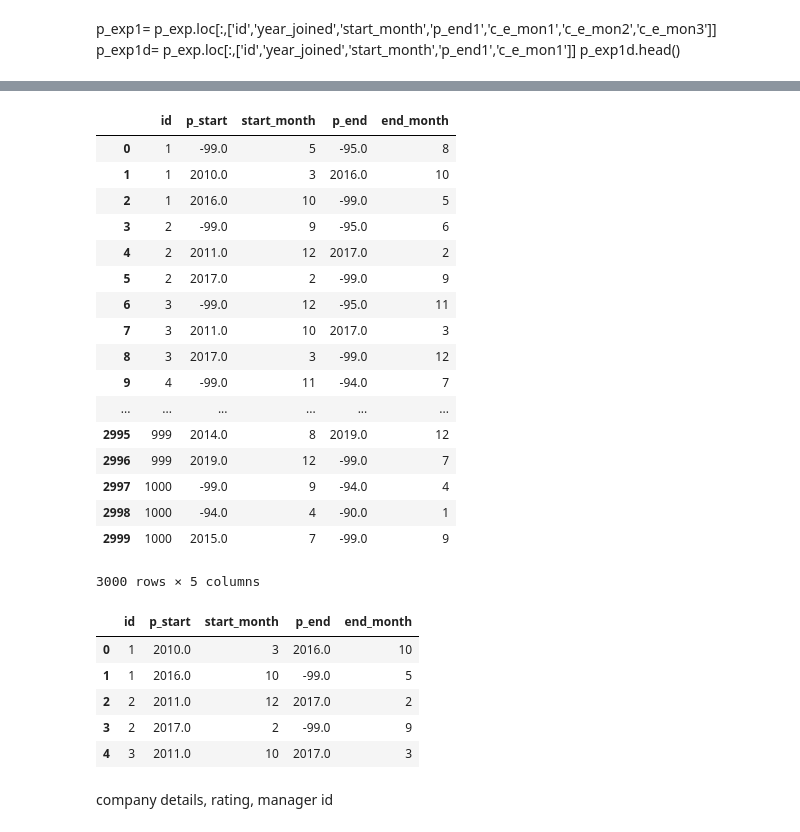
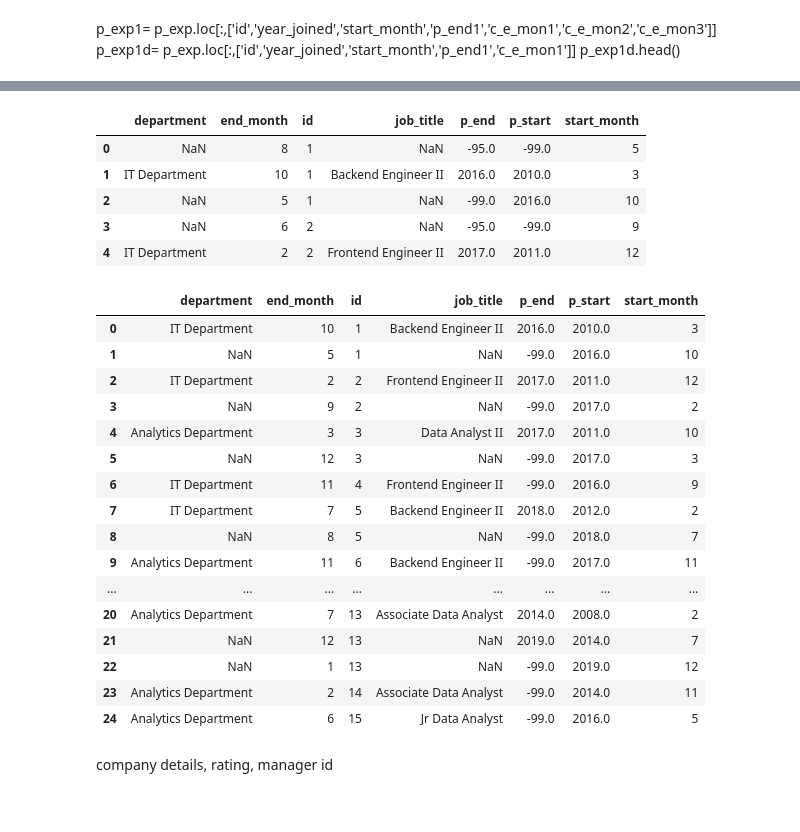
Before and after one commit to vrc-vinodh/mock-data-generation, a Jupyter notebook: complete.ipynb, the cells around one changed output, grey strips where cells are left out. Saved outputs shown, nothing was run; the diff lists cells and outputs as text; code cells hidden in the pictures.

```diff
--- a/complete.ipynb
+++ b/complete.ipynb
@@ -1193,8 +1346,8 @@ current_company_start = current_company_start.sort_values(["id", "end_year"],axi
 current_company_start = current_company_start.drop_duplicates(subset='id', keep='last')
 current_company_start = current_company_start.reset_index(drop=True)
 # %%
-p_exp = current_company_start[['id','end_year','end_month']]
-p_exp.columns = ['id','year_joined','start_month']
+p_exp = current_company_start[['id','end_year','end_month','job_title','department']]
+p_exp.columns = ['id','year_joined','start_month','job_title','department']
 # %%
 random.seed(12345678)
 p_exp.loc[(p_exp.year_joined < 1999), 'p_end1'] = p_exp['year_joined'] + randint(6,9)
@@ -1269,11 +1422,12 @@ p_exp.head()
 # %%
 index3 = ['id','p_start','start_month','p_end','end_month']
+index4 = ['id','p_start','start_month','job_title','department','p_end','end_month']
 # %%
-p_exp1 = p_exp[['id','year_joined','start_month','p_end1','c_e_mon1']]
+p_exp1 = p_exp[['id','year_joined','start_month','job_title','department','p_end1','c_e_mon1']]
 p_exp2 = p_exp[['id','p_end1','c_e_mon1','p_end2','c_e_mon2']]
 p_exp3 = p_exp[['id','p_end2','c_e_mon2','p_end3','c_e_mon3']]
 # %%
-p_exp1.columns = index3
+p_exp1.columns = index4
 p_exp2.columns = index3
 p_exp3.columns = index3
 # %%
@@ -1281,36 +1443,35 @@ df_p_exp = pd.concat([p_exp1,p_exp2,p_exp3],axis=0)
 # %%
 df_p_exp = df_p_exp.sort_values(["id", "p_start"],axis=0, ascending=True)
 df_p_exp = df_p_exp.reset_index(drop=True)
-df_p_exp
+df_p_exp.head()
 # %% [output]
-|  | id | p_start | start_month | p_end | end_month |
-| 0 | 1 | -99.0 | 5 | -95.0 | 8 |
-| 1 | 1 | 2010.0 | 3 | 2016.0 | 10 |
-| 2 | 1 | 2016.0 | 10 | -99.0 | 5 |
-| 3 | 2 | -99.0 | 9 | -95.0 | 6 |
-| 4 | 2 | 2011.0 | 12 | 2017.0 | 2 |
-| 5 | 2 | 2017.0 | 2 | -99.0 | 9 |
-| 6 | 3 | -99.0 | 12 | -95.0 | 11 |
-| 7 | 3 | 2011.0 | 10 | 2017.0 | 3 |
-| 8 | 3 | 2017.0 | 3 | -99.0 | 12 |
-| 9 | 4 | -99.0 | 11 | -94.0 | 7 |
-| ... | ... | ... | ... | ... | ... |
-| 2995 | 999 | 2014.0 | 8 | 2019.0 | 12 |
-| 2996 | 999 | 2019.0 | 12 | -99.0 | 7 |
-| 2997 | 1000 | -99.0 | 9 | -94.0 | 4 |
-| 2998 | 1000 | -94.0 | 4 | -90.0 | 1 |
-| 2999 | 1000 | 2015.0 | 7 | -99.0 | 9 |
+|  | department | end_month | id | job_title | p_end | p_start | start_month |
+| 0 | NaN | 8 | 1 | NaN | -95.0 | -99.0 | 5 |
+| 1 | IT Department | 10 | 1 | Backend Engineer II | 2016.0 | 2010.0 | 3 |
+| 2 | NaN | 5 | 1 | NaN | -99.0 | 2016.0 | 10 |
+| 3 | NaN | 6 | 2 | NaN | -95.0 | -99.0 | 9 |
+| 4 | IT Department | 2 | 2 | Frontend Engineer II | 2017.0 | 2011.0 | 12 |
-3000 rows × 5 columns
 # %%
 p_company_exp = df_p_exp.drop(df_p_exp[df_p_exp.p_start < 0].index)
 # %%
 p_company_exp = p_company_exp.reset_index(drop=True)
-p_company_exp.head()
+p_company_exp.head(25)
 # %% [output]
-|  | id | p_start | start_month | p_end | end_month |
-| 0 | 1 | 2010.0 | 3 | 2016.0 | 10 |
-| 1 | 1 | 2016.0 | 10 | -99.0 | 5 |
-| 2 | 2 | 2011.0 | 12 | 2017.0 | 2 |
-| 3 | 2 | 2017.0 | 2 | -99.0 | 9 |
-| 4 | 3 | 2011.0 | 10 | 2017.0 | 3 |
+|  | department | end_month | id | job_title | p_end | p_start | start_month |
+| 0 | IT Department | 10 | 1 | Backend Engineer II | 2016.0 | 2010.0 | 3 |
+| 1 | NaN | 5 | 1 | NaN | -99.0 | 2016.0 | 10 |
+| 2 | IT Department | 2 | 2 | Frontend Engineer II | 2017.0 | 2011.0 | 12 |
+| 3 | NaN | 9 | 2 | NaN | -99.0 | 2017.0 | 2 |
+| 4 | Analytics Department | 3 | 3 | Data Analyst II | 2017.0 | 2011.0 | 10 |
+| 5 | NaN | 12 | 3 | NaN | -99.0 | 2017.0 | 3 |
+| 6 | IT Department | 11 | 4 | Frontend Engineer II | -99.0 | 2016.0 | 9 |
+| 7 | IT Department | 7 | 5 | Backend Engineer II | 2018.0 | 2012.0 | 2 |
+| 8 | NaN | 8 | 5 | NaN | -99.0 | 2018.0 | 7 |
+| 9 | Analytics Department | 11 | 6 | Backend Engineer II | -99.0 | 2017.0 | 11 |
+| ... | ... | ... | ... | ... | ... | ... | ... |
+| 20 | Analytics Department | 7 | 13 | Associate Data Analyst | 2014.0 | 2008.0 | 2 |
+| 21 | NaN | 12 | 13 | NaN | 2019.0 | 2014.0 | 7 |
+| 22 | NaN | 1 | 13 | NaN | -99.0 | 2019.0 | 12 |
+| 23 | Analytics Department | 2 | 14 | Associate Data Analyst | -99.0 | 2014.0 | 11 |
+| 24 | Analytics Department | 6 | 15 | Jr Data Analyst | -99.0 | 2016.0 | 5 |
 # %%
```
Also changed, not shown: parts of 36 cells of this notebook, 7 other files.
